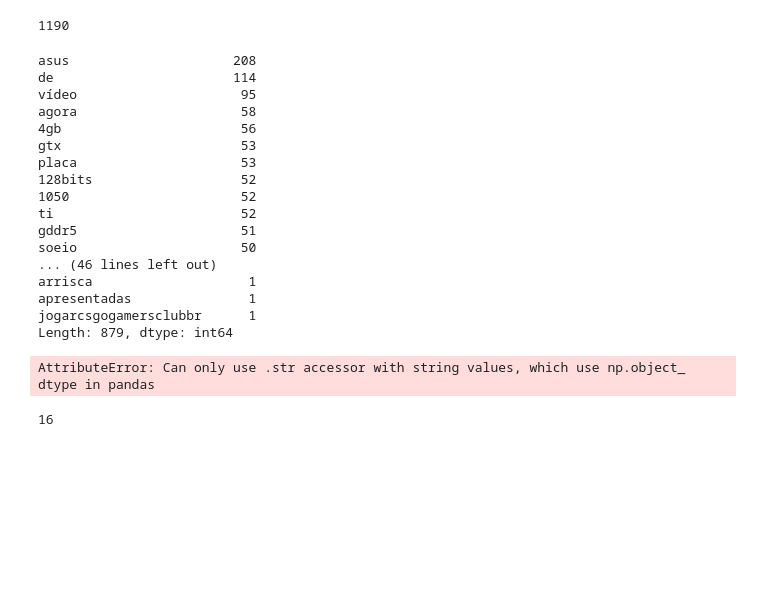
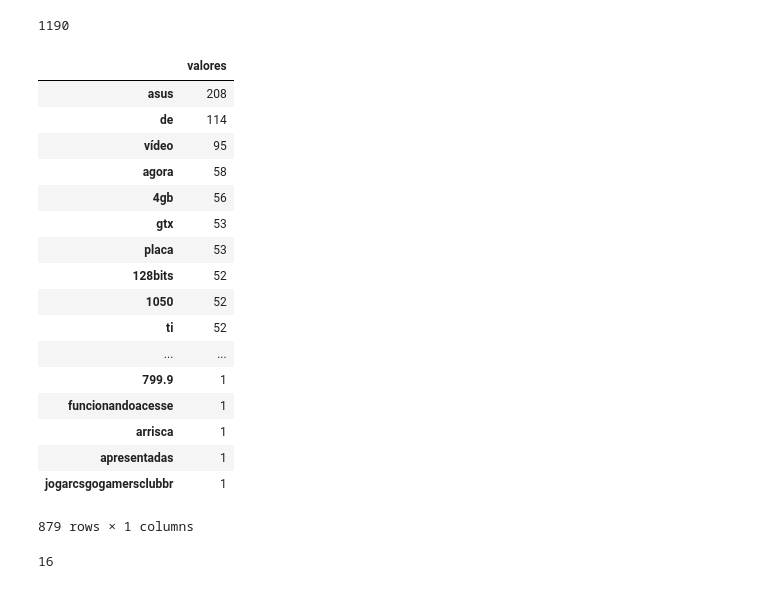
Before and after one commit to luigicorradi/ciencia-dos-dados, a Jupyter notebook: Projeto02.ipynb, the cells around one changed output. Drawn from its saved outputs; the diff is of its cells as text; code cells hidden in the pictures; blank space fills up the shorter version.

```diff
--- a/Projeto02.ipynb
+++ b/Projeto02.ipynb
@@ -309,32 +309,41 @@ total_rel
 # %%
 #total de irrelevantes
 coluna_ir = pd.Series(np.sum(dt_irrele.Treinamento + " ").split())
-coluna_ir.value_counts()
+dp = coluna_ir.value_counts()
-# %% [output]
-asus                     208
-de                       114
-vídeo                     95
-agora                     58
-4gb                       56
-gtx                       53
-placa                     53
-128bits                   52
-1050                      52
-ti                        52
-gddr5                     51
-soeio                     50
-... (46 lines left out)
-arrisca                    1
-apresentadas               1
-jogarcsgogamersclubbr      1
-Length: 879, dtype: int64
 # %%
 nova_coluna = pd.Series(coluna_ir.value_counts())
 #nova_coluna[nova_coluna == 208]
 #pd.Index(nova_coluna).get_loc()
-nova_coluna.str.find('asus')
+#nova_coluna.str.find('asus')
+#list(nova_coluna)
+nova_coluna = pd.Series.to_frame(nova_coluna)
+#nova_coluna
+nova_coluna.columns = ['valores']
+nova_coluna
+#nova_coluna.asus.item()
+#nova_coluna
+#nova_coluna.valores = nova_coluna.colunas.astype(str)
+#nova_coluna = pd.DataFrame(nova_coluna.colunas.str.split(' ', 1).tolist(), columns = ['palavras', 'valores'])
+#nova_coluna.colunas.value_counts()
 # %% [output]
+|  | valores |
+| asus | 208 |
+| de | 114 |
+| vídeo | 95 |
+| agora | 58 |
+| 4gb | 56 |
+| gtx | 53 |
+| placa | 53 |
+| 128bits | 52 |
+| 1050 | 52 |
+| ti | 52 |
+| ... | ... |
+| 799.9 | 1 |
+| funcionandoacesse | 1 |
+| arrisca | 1 |
+| apresentadas | 1 |
+| jogarcsgogamersclubbr | 1 |
-AttributeError: Can only use .str accessor with string values, which use np.object_ dtype in pandas
+879 rows × 1 columns
 # %%
 # %% [output]
 16
```
